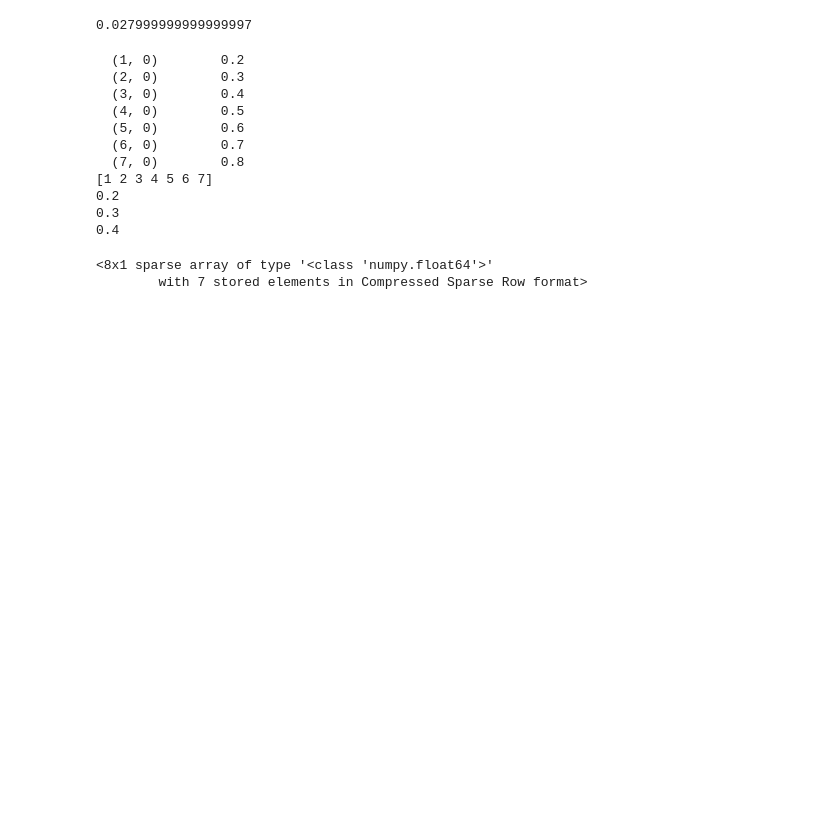
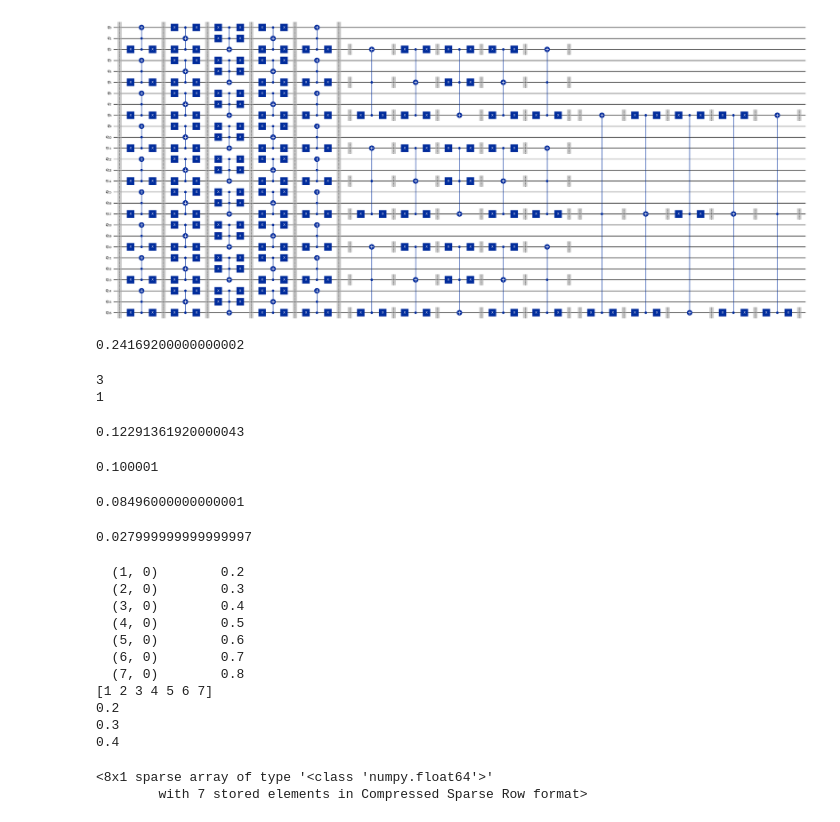
Before and after one commit to GiulianoWasHere/QuL, a Jupyter notebook: new.ipynb, the cells around one changed output. Drawn from its saved outputs; the diff is of its cells as text; code cells hidden in the pictures; blank space fills up the shorter version.

Commit message:
improved getCircuit

```diff
--- a/new.ipynb
+++ b/new.ipynb
@@ -7,5 +7,38 @@ from qubitcooling import HeatBathCooling
 from qubitcooling import SemiOpenCooling
 from qubitcooling import SubOptimalCooling
 from scipy.sparse import csr_array
+# %%
+m = MinimalWorkProtocol(3)
+SubOptimalCooling(m,3,True).getCircuit().draw("mpl",fold=999999999)
+# %% [output]
+[figure, added]
+# %%
+m = MinimalWorkProtocol(3)
+SubOptimalCooling(m,2).calculateWorkCost(0.1)
+# %% [output]
+0.24169200000000002
+# %%
+numQubits = 3
+rounds = 2
+for i in range(rounds):
+    print(numQubits ** (rounds - i -1))
+# %% [output]
+3
+1
+# %%
+m = MinimalWorkProtocol(10)
+DynamicCooling(m).calculateWorkCost(0.1)
+# %% [output]
+0.12291361920000043
+# %%
+m = MinimalWorkProtocol(3)
+SubOptimalCooling(m,4).calculateWorkCost(0.1)
+# %% [output]
+0.100001
+# %%
+m = MinimalWorkProtocol(3)
+HeatBathCooling(m,2).calculateWorkCost(0.1)
+# %% [output]
+0.08496000000000001
 # %%
 m = MinimalWorkProtocol(3)
```
Also changed, not shown: parts of 1 cell of this notebook, 4 other files.
